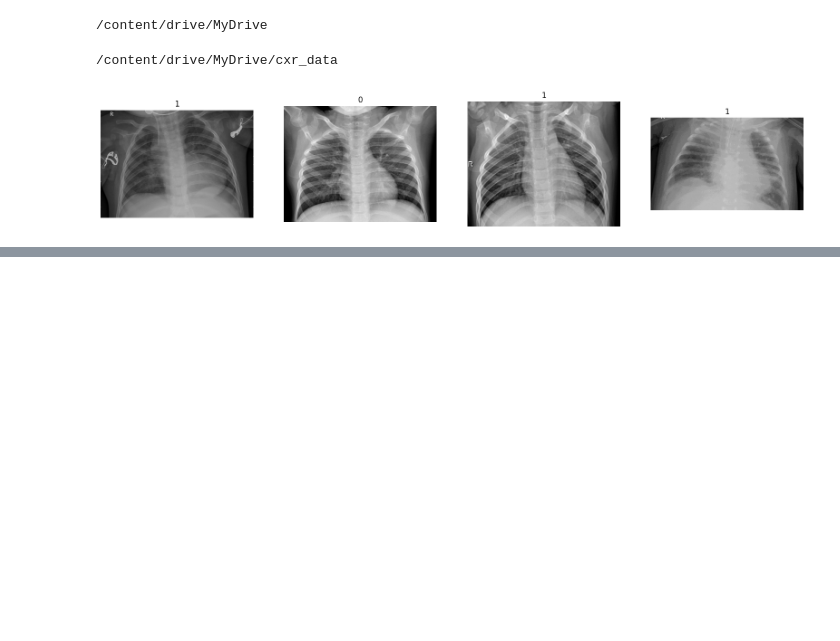
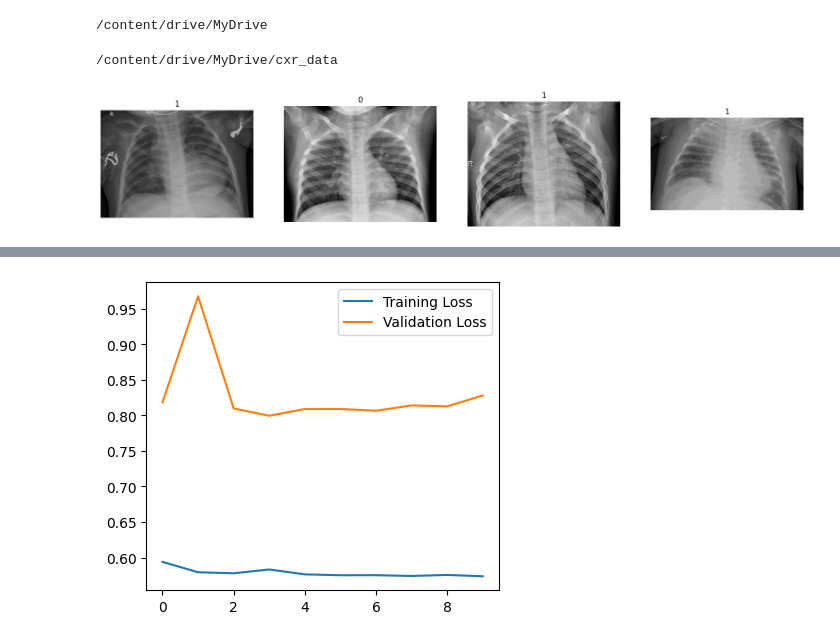
Before and after one commit to sandeshpaudel81/CXR-pneumonia-classification, a Jupyter notebook: model.ipynb, the cells around one changed output, grey strips where cells are left out. Saved outputs shown, nothing was run; the diff lists cells and outputs as text; code cells hidden in the pictures; blank space fills up the shorter version.

Commit message:
working on accuracy

```diff
--- a/model.ipynb
+++ b/model.ipynb
@@ -76,7 +76,7 @@ base_model = tf.keras.applications.vgg16.VGG16(
     input_shape=(224, 224, 3),
     input_tensor=Input(shape=(224,224,3)),
 )
-base_model.trainable = False
+base_model.trainable = True
 
 model = tf.keras.Sequential([
     base_model,
@@ -87,7 +87,7 @@ model = tf.keras.Sequential([
 
 model.compile(
     loss='binary_crossentropy',
-    optimizer=tf.keras.optimizers.Adam(),
+    optimizer=tf.keras.optimizers.Adam(learning_rate=0.0001),
 )
 
 model.summary()
@@ -111,6 +111,6 @@ Non-trainable params: 14714688 (56.13 MB)
 _________________________________________________________________
 # %%
-num_epochs = 3
+num_epochs = 10
 model_path = "model.h5"
 log_dir = "log_dir"
 
@@ -145,3 +150,23 @@ model.evaluate(test_dataset)
+# %%
+# acc = history.history['acc']
+# val_acc = history.history['val_accuracy']
+
+loss = history.history['loss']
+val_loss = history.history['val_loss']
+
+plt.figure(figsize=(10,4))
+# plt.subplot(1,2,1)
+# plt.plot(num_epochs, acc, label='Training Accuracy')
+# plt.plot(num_epochs, acc, label='Validation Accuracy')
+# plt.legend(loc='lower right')
+
+plt.subplot(1,2,1)
+plt.plot(range(num_epochs), loss, label='Training Loss')
+plt.plot(range(num_epochs), val_loss, label='Validation Loss')
+plt.legend(loc='upper right')
+plt.show()
+# %% [output]
+[figure, added]
 # %%
 preds = model.predict(test_dataset)
 # %% [output]
```
Also changed, not shown: parts of 9 cells of this notebook.
